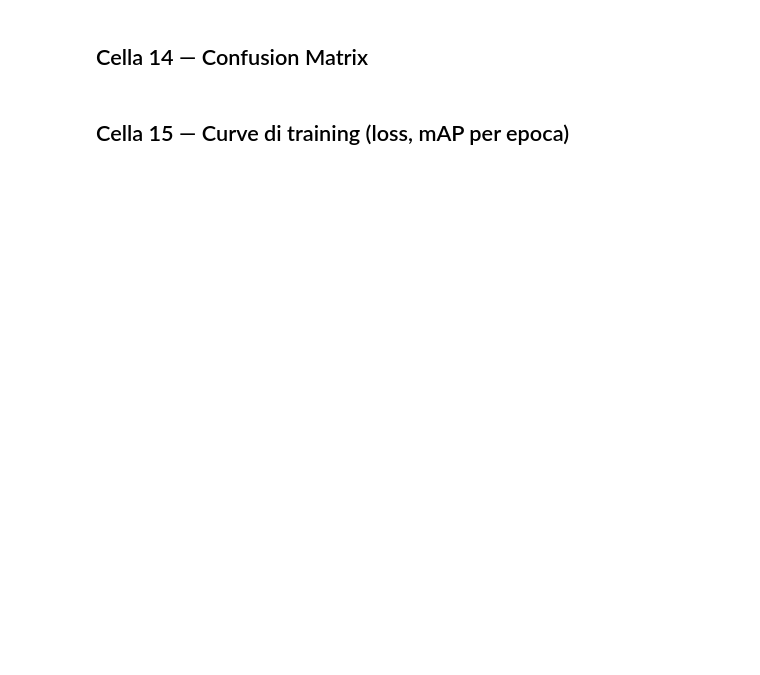
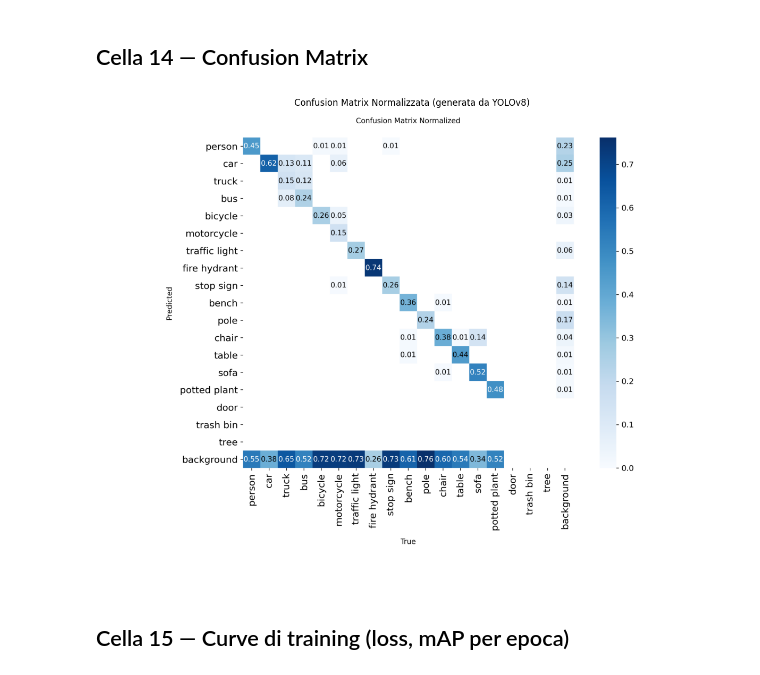
Before and after one commit to lolloverdura8/BOSS_CODE, a Jupyter notebook: boss_yolo_training.ipynb, the cells around one changed output. Drawn from its saved outputs; the diff is of its cells as text; code cells hidden in the pictures; blank space fills up the shorter version.

```diff
--- a/boss_yolo_training.ipynb
+++ b/boss_yolo_training.ipynb
@@ -764,25 +813,28 @@ else:
 # %%
 # Visualizza la confusion matrix normalizzata per ogni classe.
 # Le righe rappresentano i label reali (ground truth),
 # le colonne le predizioni del modello.
 # La diagonale principale = classificazioni corrette.
 
-cm_path = Path(results_train.save_dir) / "confusion_matrix_normalized.png"
+TRAIN_RUN_DIR = BEST_MODEL_PATH.parent.parent
+cm_path = TRAIN_RUN_DIR / "confusion_matrix_normalized.png"
 
 if cm_path.exists():
     # Mostra la confusion matrix salvata da YOLOv8
     img_cm = Image.open(cm_path)
     plt.figure(figsize=(12, 10))
     plt.imshow(img_cm)
     plt.axis("off")
     plt.title("Confusion Matrix Normalizzata (generata da YOLOv8)")
     plt.tight_layout()
     plt.show()
 else:
     # Fallback: costruisce la confusion matrix manualmente dai risultati di validazione
     # Usa le predizioni raw memorizzate nell'oggetto val_results
     print("Confusion matrix non trovata nel percorso standard.")
     print(f"Cerca in: {Path(results_train.save_dir)}")
+# %% [output]
+[figure, added]
 # %% [markdown]
 ## Cella 15 — Curve di training (loss, mAP per epoca)
 # %%
```
Also changed, not shown: parts of 11 cells of this notebook.
